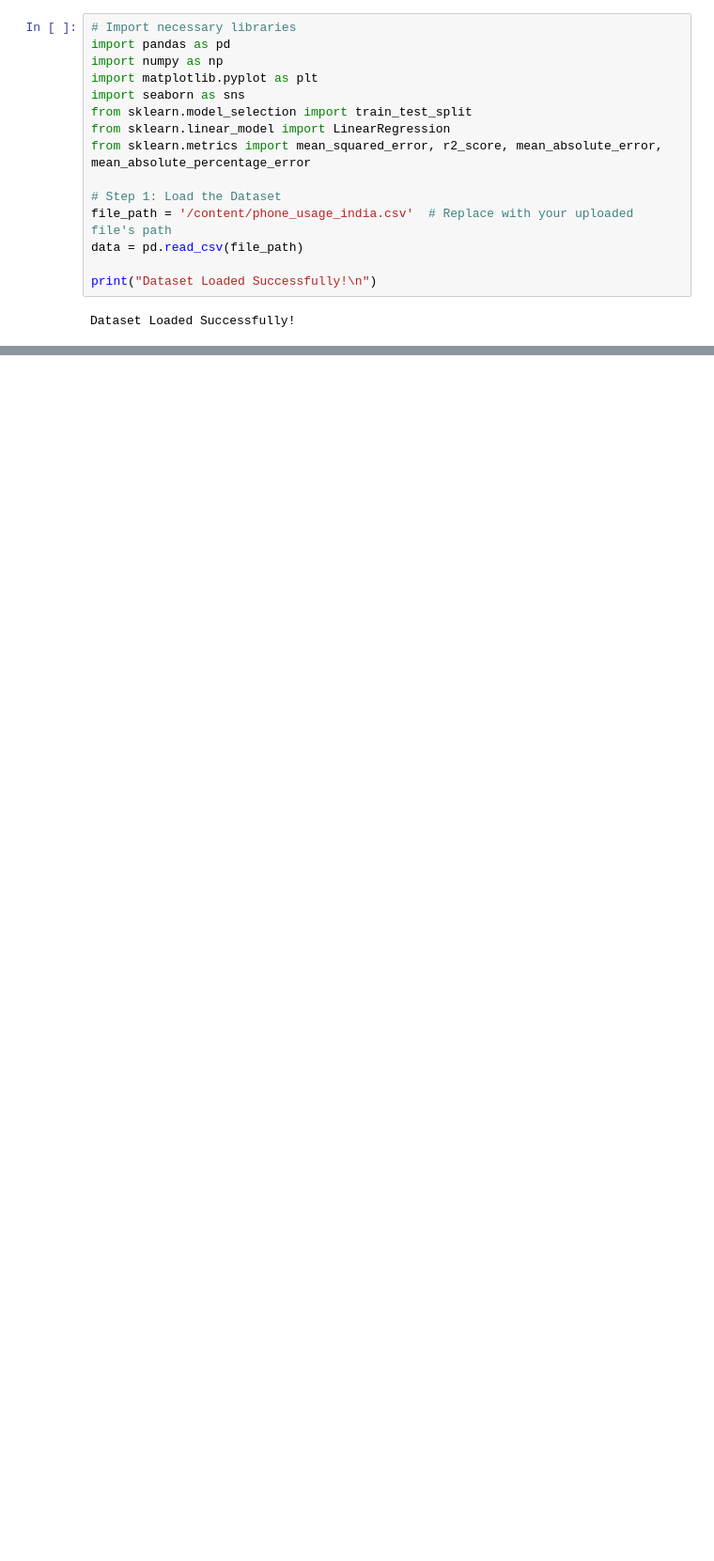
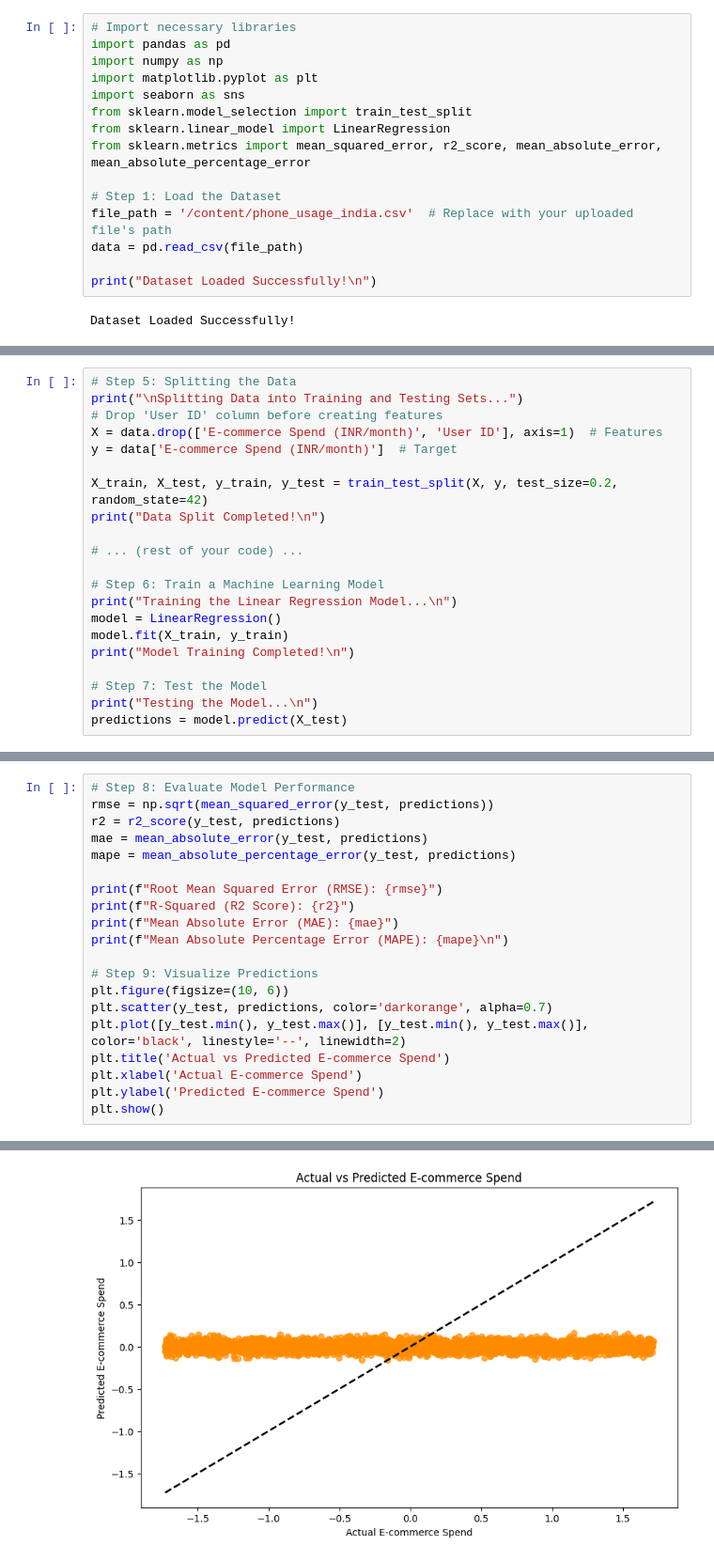
Before and after one commit to himanshkr03/Data_Visualization_Experiment, a Jupyter notebook: Data_Visualization_exp_4.ipynb, the cells around one changed output, grey strips where cells are left out. Shown at 94% size. Saved outputs shown, nothing was run; the diff lists cells and outputs as text; blank space fills up the shorter version.

```diff
--- a/Data_Visualization_exp_4.ipynb
+++ b/Data_Visualization_exp_4.ipynb
@@ -46,0 +119,21 @@ Cleaning and Preprocessing Data...
+# %%
+# Step 5: Splitting the Data
+print("\nSplitting Data into Training and Testing Sets...")
+# Drop 'User ID' column before creating features
+X = data.drop(['E-commerce Spend (INR/month)', 'User ID'], axis=1)  # Features
+y = data['E-commerce Spend (INR/month)']  # Target
+
+X_train, X_test, y_train, y_test = train_test_split(X, y, test_size=0.2, random_state=42)
+print("Data Split Completed!\n")
+
+# ... (rest of your code) ...
+
+# Step 6: Train a Machine Learning Model
+print("Training the Linear Regression Model...\n")
+model = LinearRegression()
+model.fit(X_train, y_train)
+print("Model Training Completed!\n")
+
+# Step 7: Test the Model
+print("Testing the Model...\n")
+predictions = model.predict(X_test)
@@ -46,0 +149,21 @@ Cleaning and Preprocessing Data...
+# %%
+# Step 8: Evaluate Model Performance
+rmse = np.sqrt(mean_squared_error(y_test, predictions))
+r2 = r2_score(y_test, predictions)
+mae = mean_absolute_error(y_test, predictions)
+mape = mean_absolute_percentage_error(y_test, predictions)
+
+print(f"Root Mean Squared Error (RMSE): {rmse}")
+print(f"R-Squared (R2 Score): {r2}")
+print(f"Mean Absolute Error (MAE): {mae}")
+print(f"Mean Absolute Percentage Error (MAPE): {mape}\n")
+
+# Step 9: Visualize Predictions
+plt.figure(figsize=(10, 6))
+plt.scatter(y_test, predictions, color='darkorange', alpha=0.7)
+plt.plot([y_test.min(), y_test.max()], [y_test.min(), y_test.max()], color='black', linestyle='--', linewidth=2)
+plt.title('Actual vs Predicted E-commerce Spend')
+plt.xlabel('Actual E-commerce Spend')
+plt.ylabel('Predicted E-commerce Spend')
+plt.show()
+# %% [output]
@@ -46,0 +174 @@ Cleaning and Preprocessing Data...
+[figure, added]
```
Also changed, not shown: parts of 6 cells of this notebook.
